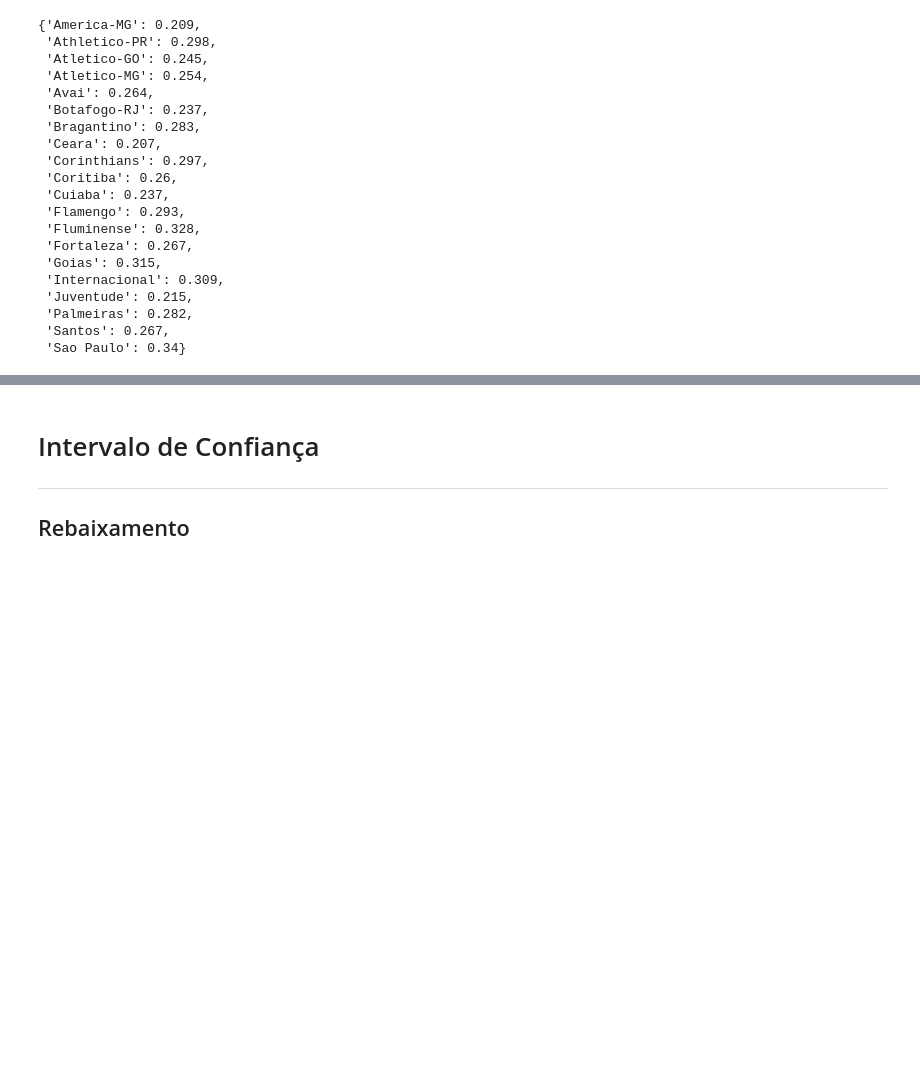
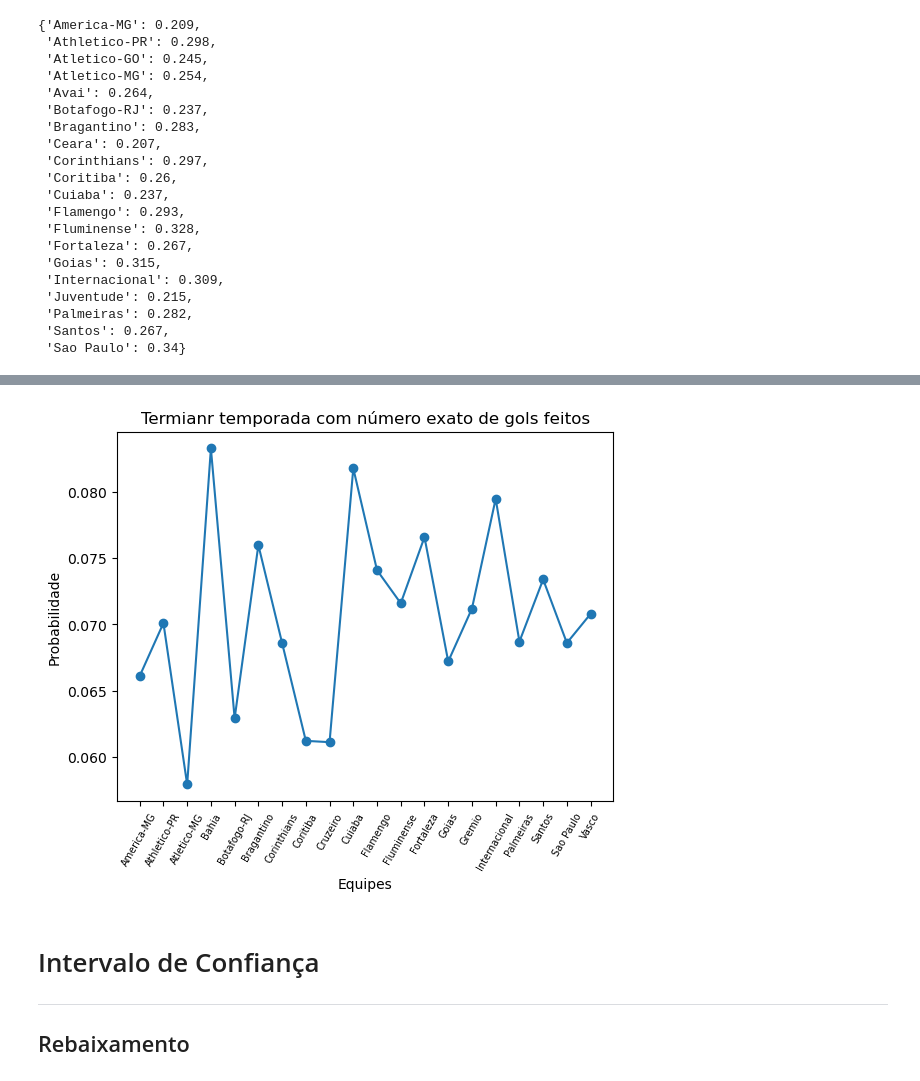
Before and after one commit to herozandn/estatistica_2, a Jupyter notebook: Códigos/Texto.ipynb, the cells around one changed output, grey strips where cells are left out. Saved outputs shown, nothing was run; the diff lists cells and outputs as text; code cells hidden in the pictures; blank space fills up the shorter version.

```diff
--- a/Códigos/Texto.ipynb
+++ b/Códigos/Texto.ipynb
@@ -293,3 +327,6 @@ chute
 # %%
-bin(55, 162, 0.34)
+all = [bin(55, 162, 0.34), bin(44, 165, 0.267), bin(66, 234, 0.282), bin(29, 135, 0.215), bin(58, 188, 0.309), bin(40, 127, 0.315), bin(46, 172, 0.267), bin(63, 192, 0.328),
+bin(60, 205, 0.293), bin(31, 131, 0.237), bin(39, 150, 0.26), bin(44, 148, 0.297), bin(34, 164, 0.207), bin(49, 173, 0.283), bin(41, 173, 0.237), bin(34, 129, 0.264),
+bin(45, 177, 0.254), bin(39, 159, 0.245), bin(48, 161, 0.298), bin(40, 191, 0.209)]
+all
 # %% [output]
@@ -297,3 +353,25 @@ bin(55, 162, 0.34)
+# %%
+# Dados para o eixo x e y
+x = equipes
+y = all
+
+# Criar o gráfico de linhas
+plt.plot(x, y, marker='o')
+
+# Adicionar rótulos aos eixos
+plt.xlabel('Equipes')
+plt.ylabel('Probabilidade')
+
+# Adicionar um título ao gráfico
+plt.title('Termianr temporada com número exato de gols feitos')
+plt.xticks(rotation=60, fontsize=7)
+
+plt.savefig('Distribuição binomial.png', dpi=300)
+
+# Exibir o gráfico
+plt.show()
+# %% [output]
+[figure, added]
 # %% [markdown]
 # Intervalo de Confiança
 ---
```
Also changed, not shown: parts of 16 cells of this notebook, 3 other files.
